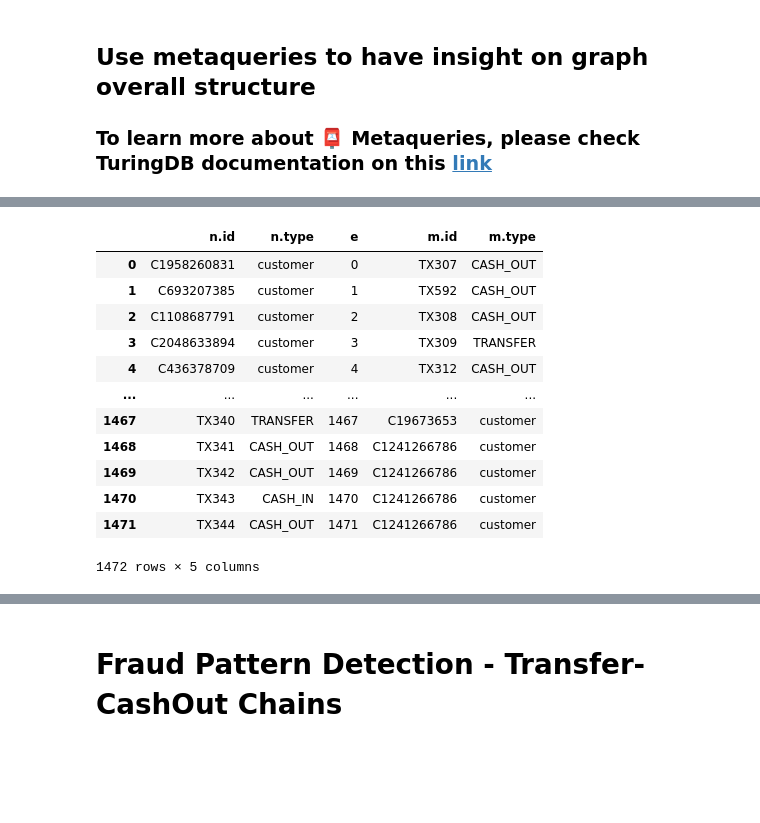
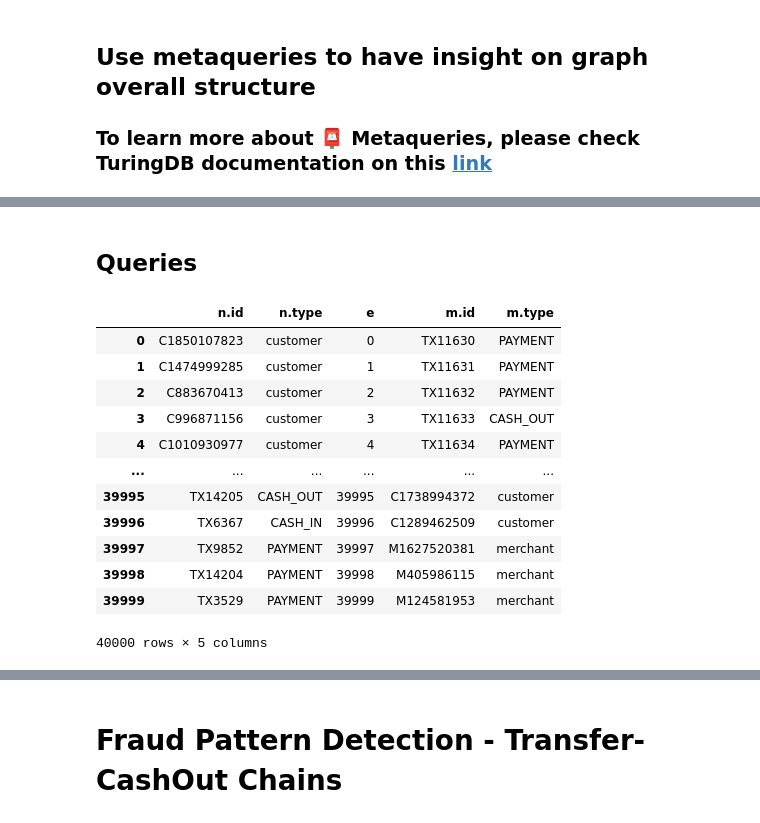
Before and after one commit to turing-db/turingdb-examples, a Jupyter notebook: examples/notebooks/public_version/paysim_financial_fraud_detection.ipynb, the cells around one changed output, grey strips where cells are left out. Cells and saved outputs as stored; diff of their text form; code cells hidden in the pictures; blank space fills up the shorter version.

```diff
--- a/examples/notebooks/public_version/paysim_financial_fraud_detection.ipynb
+++ b/examples/notebooks/public_version/paysim_financial_fraud_detection.ipynb
@@ -1077,11 +867,14 @@ for i, chunk in chunks['edge_chunks'][:5]: # enumerate(tqdm(chunks['edge_chunks'
 from turingdb import TuringDB
 
 # Create TuringDB client
-client = TuringDB(
-    host="http://localhost:6666"  # Remove this parameter and set the two parameters below
-    # instance_id=os.getenv("INSTANCE_ID"),
-    # auth_token=os.getenv("AUTH_TOKEN"),
-)
+# set host parameter to the URL (as string) on which TuringDB is running,
+# default "http://localhost:6666"
+client = TuringDB(host="http://localhost:6666")
+try:
+    client.warmup()
+except Exception as e:
+    print(f"TuringDB not started, please run `uv run turingdb` in your terminal")
 # %%
-#client.list_available_graphs()
+# Get list of available graphs
+list_graphs = client.list_available_graphs()
 # %%
@@ -1089,6 +890,3 @@ client = TuringDB(
-# %%
-# Get list of available graphs
-list_graphs = client.query("LIST GRAPH")["graphName"].tolist() # client.query("LIST GRAPH").loc[:, 0].tolist()
 # %%
 # Set graph name
 graph_name_prefix = example_name
@@ -1314,28 +1156,29 @@ from turingdb_examples.utils import get_return_statements
+# %% [markdown]
+## Queries
 # %%
 %%time
 
 # Match all edges and return them
 command = """
-MATCH (n)-[e]-(m)
+MATCH (n)-[e]->(m)
 RETURN n.id, n.type, e, m.id, m.type
 """
 df_all_edges = client.query(command)
 if df_all_edges.empty:
     print("No result found")
 else:
-    df_all_edges.columns = get_return_statements(command)
     display(df_all_edges)
 # %% [output]
 |  | n.id | n.type | e | m.id | m.type |
-| 0 | C1958260831 | customer | 0 | TX307 | CASH_OUT |
-| 1 | C693207385 | customer | 1 | TX592 | CASH_OUT |
-| 2 | C1108687791 | customer | 2 | TX308 | CASH_OUT |
-| 3 | C2048633894 | customer | 3 | TX309 | TRANSFER |
-| 4 | C436378709 | customer | 4 | TX312 | CASH_OUT |
+| 0 | C1850107823 | customer | 0 | TX11630 | PAYMENT |
+| 1 | C1474999285 | customer | 1 | TX11631 | PAYMENT |
+| 2 | C883670413 | customer | 2 | TX11632 | PAYMENT |
+| 3 | C996871156 | customer | 3 | TX11633 | CASH_OUT |
+| 4 | C1010930977 | customer | 4 | TX11634 | PAYMENT |
 | ... | ... | ... | ... | ... | ... |
-| 1467 | TX340 | TRANSFER | 1467 | C19673653 | customer |
-| 1468 | TX341 | CASH_OUT | 1468 | C1241266786 | customer |
-| 1469 | TX342 | CASH_OUT | 1469 | C1241266786 | customer |
-| 1470 | TX343 | CASH_IN | 1470 | C1241266786 | customer |
-| 1471 | TX344 | CASH_OUT | 1471 | C1241266786 | customer |
+| 39995 | TX14205 | CASH_OUT | 39995 | C1738994372 | customer |
+| 39996 | TX6367 | CASH_IN | 39996 | C1289462509 | customer |
+| 39997 | TX9852 | PAYMENT | 39997 | M1627520381 | merchant |
+| 39998 | TX14204 | PAYMENT | 39998 | M405986115 | merchant |
+| 39999 | TX3529 | PAYMENT | 39999 | M124581953 | merchant |
-1472 rows × 5 columns
+40000 rows × 5 columns
```
Also changed, not shown: parts of 60 cells of this notebook.
